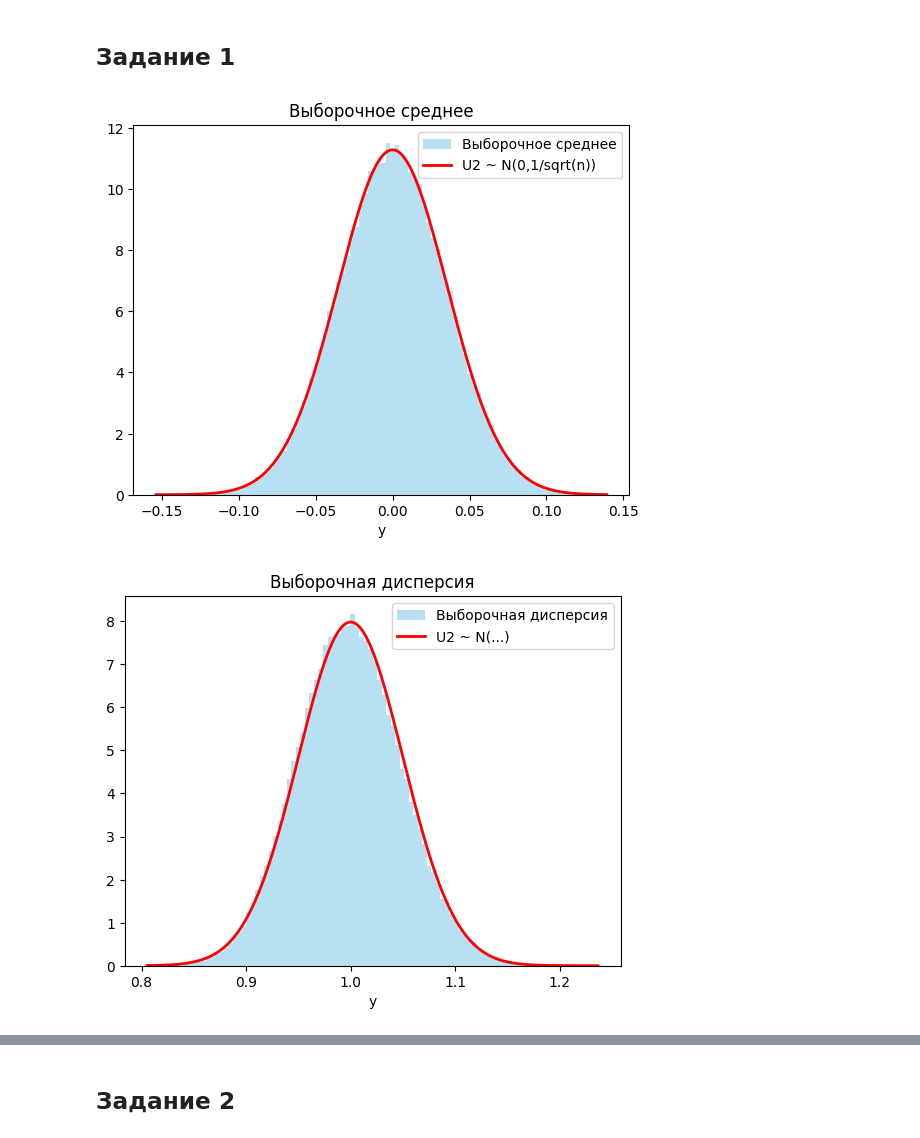
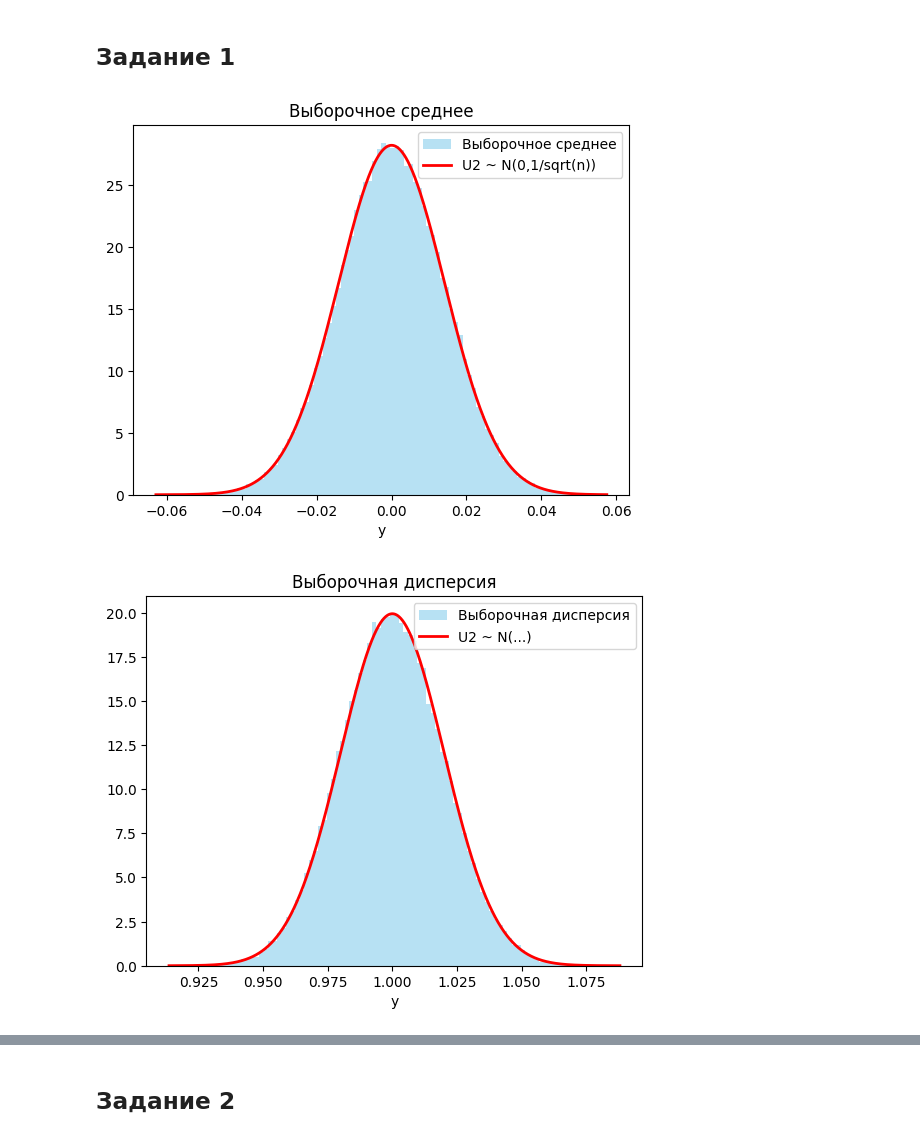
Before and after one commit to sofya-gorulko/ms_lab-1, a Jupyter notebook: ms_lab-1.ipynb, the cells around one changed output, grey strips where cells are left out. Saved outputs shown, nothing was run; the diff lists cells and outputs as text; code cells hidden in the pictures.

```diff
--- a/ms_lab-1.ipynb
+++ b/ms_lab-1.ipynb
@@ -15,7 +16,7 @@ def print_hist(lst, label, title):
 # %% [markdown]
 ## Задание 1
 # %%
-n = 800
+n = 5000
 Nsim = 100000
 
 X = norm.rvs(size=(Nsim, n))
@@ -33,32 +34,32 @@ x_vals = np.linspace(np.min(mean), np.max(mean), 10000)
 plt.plot(x_vals, norm.pdf(x_vals, 0, 1 / s_n), 'r-', lw=2, label='U2 ~ N(0,1/sqrt(n))')
 plt.legend()
 plt.show()
 
 sigma = sqrt(abs((norm(0, 1).moment(4) - norm(0, 1).moment(2) ** 2) / n))
 mu = norm(0, 1).var()
 print_hist(var, 'Выборочная дисперсия', 'Выборочная дисперсия')
 x_vals = np.linspace(np.min(var), np.max(var), 10000)
 plt.plot(x_vals, norm.pdf(x_vals, mu, sigma), 'r-', lw=2, label='U2 ~ N(...)')
 plt.legend()
 plt.show()
 
 print_hist(median, 'Выборочная медиана', 'Выборочная медиана')
 x_vals = np.linspace(np.min(median), np.max(median), 10000)
 plt.plot(x_vals, norm.pdf(x_vals, 0, 1/sqrt((4*n*(norm.pdf(0) ** 2)))), 'r-', lw=2, label='U2 ~ Г(?,1)')
 plt.legend()
 plt.show()
 
 print_hist(U1, 'Гистограмма (X)', f"nF(X(2)), n={n}, X~Normal(0,1)")
 x_vals = np.linspace(0, np.max(U1), 500)
 plt.plot(x_vals, gamma.pdf(x_vals, a=2, scale=1), 'r-', lw=2, label='U1 ~ Г(2,1)')
 plt.legend()
 plt.show()
 
 print_hist(U2, 'Гистограмма (X)', f"nF(1 - X(n - 2)), n={n}, X~Normal(0,1)")
 x_vals = np.linspace(0, np.max(U1), 500)
 plt.plot(x_vals, gamma.pdf(x_vals, a=3, scale=1), 'r-', lw=2, label='U2 ~ Г(3,1)')
 plt.legend()
 plt.show()
 # %% [output]
-[figure, old version]
+[figure, new version]
-[figure, old version]
+[figure, new version]
```
Also changed, not shown: parts of 7 cells of this notebook.
